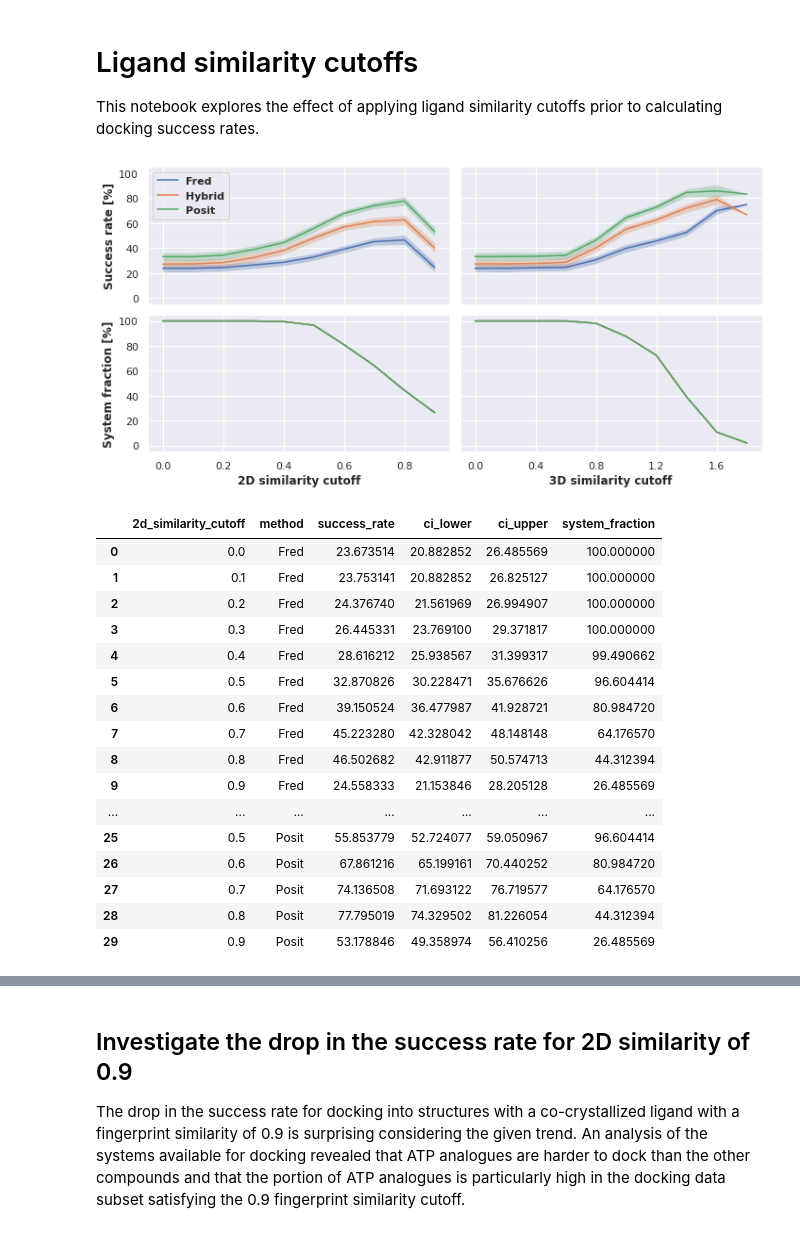
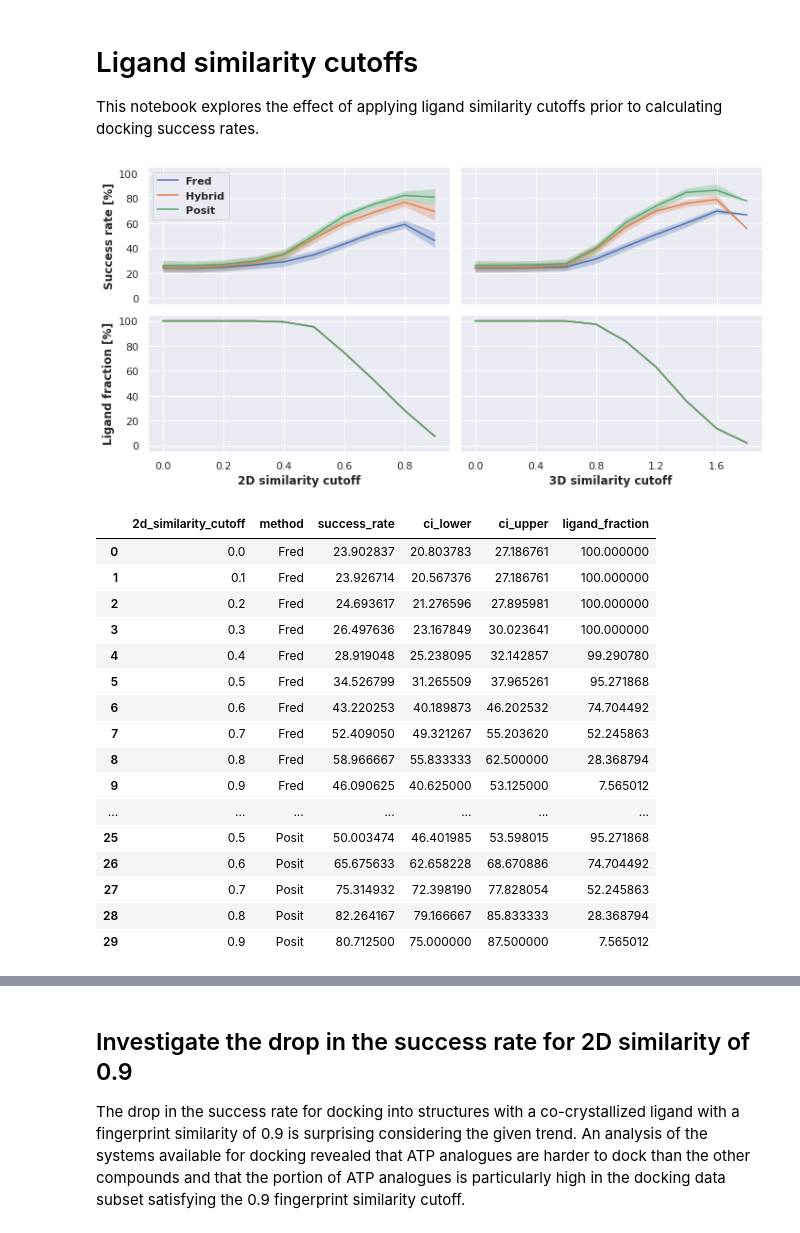
Before and after one commit to openkinome/kinase-docking-benchmark, a Jupyter notebook: notebooks/05_ligand_similarity_cutoffs.ipynb, the cells around one changed output, grey strips where cells are left out. Cells and saved outputs as stored; diff of their text form; code cells hidden in the pictures.

Commit message:
sample over ligands

```diff
--- a/notebooks/05_ligand_similarity_cutoffs.ipynb
+++ b/notebooks/05_ligand_similarity_cutoffs.ipynb
@@ -32,12 +32,12 @@ def plot_similarity_cutoffs(fred_results, hybrid_results, posit_results, n_boots
     for method, results in zip(["Fred", "Hybrid", "Posit"], [fred_results, hybrid_results, posit_results]):
         for cutoff in [x / 10 for x in range(10)]:
             results_selection = results[results["fingerprint_similarity"] >= cutoff]
-            system_fraction = (
-                len(results_selection["ligand_pdb_id"].unique()) / len(results["ligand_pdb_id"].unique())
+            ligand_fraction = (
+                len(results_selection["ligand_expo_id"].unique()) / len(results["ligand_expo_id"].unique())
             ) * 100
             sampled_success_rates_i =[]
             for _ in range(n_bootstrap):
-                sampled_results = results_selection.groupby(["ligand_pdb_id"]).sample(n=1, replace=True)
+                sampled_results = results_selection.groupby(["ligand_expo_id"]).sample(n=1, replace=True)
                 sampled_success_labels = (sampled_results["rmsd"] <= 2).to_list()
                 sampled_success_rates_i.append(
                     (sum(sampled_success_labels) / len(sampled_success_labels)) * 100
@@ -47,20 +47,20 @@ def plot_similarity_cutoffs(fred_results, hybrid_results, posit_results, n_boots
             ci_cutoff = (1 - ci) / 2
             lower_bound = sampled_success_rates_i[int(n_bootstrap * ci_cutoff)]
             upper_bound = sampled_success_rates_i[int(n_bootstrap * (ci + ci_cutoff))]
-            sampled_success_rates.append([cutoff, method, mean, lower_bound, upper_bound, system_fraction])
+            sampled_success_rates.append([cutoff, method, mean, lower_bound, upper_bound, ligand_fraction])
     # plot 2D similarity cutoffs
     sampled_success_rates = pd.DataFrame(
         sampled_success_rates,
-        columns=["2d_similarity_cutoff", "method", "success_rate", "ci_lower", "ci_upper", "system_fraction"]
+        columns=["2d_similarity_cutoff", "method", "success_rate", "ci_lower", "ci_upper", "ligand_fraction"]
     )
     sns.lineplot(
         data=sampled_success_rates,
         x="2d_similarity_cutoff",
-        y="system_fraction",
+        y="ligand_fraction",
         hue="method",
         ax=axes[1][0]
     )
-    axes[1][0].set_ylabel("System fraction [%]", fontweight="bold")
+    axes[1][0].set_ylabel("Ligand fraction [%]", fontweight="bold")
     axes[1][0].set_xlabel("2D similarity cutoff", fontweight="bold")
     axes[1][0].set_xlim([-0.05, 0.95])
     axes[1][0].set_ylim([-5, 105])
@@ -104,12 +104,12 @@ def plot_similarity_cutoffs(fred_results, hybrid_results, posit_results, n_boots
     for method, results in zip(["Fred", "Hybrid", "Posit"], [fred_results, hybrid_results, posit_results]):
         for cutoff in [(x / 10) * 2 for x in range(10)]:
             results_selection = results[results["shape_similarity"] >= cutoff]
-            system_fraction = (
-                len(results_selection["ligand_pdb_id"].unique()) / len(results["ligand_pdb_id"].unique())
+            ligand_fraction = (
+                len(results_selection["ligand_expo_id"].unique()) / len(results["ligand_expo_id"].unique())
             ) * 100
             sampled_success_rates_i = []
             for _ in range(n_bootstrap):
-                sampled_results = results_selection.groupby(["ligand_pdb_id"]).sample(n=1, replace=True)
+                sampled_results = results_selection.groupby(["ligand_expo_id"]).sample(n=1, replace=True)
                 sampled_success_labels = (sampled_results["rmsd"] <= 2).to_list()
                 sampled_success_rates_i.append(
                     (sum(sampled_success_labels) / len(sampled_success_labels)) * 100
@@ -119,15 +119,15 @@ def plot_similarity_cutoffs(fred_results, hybrid_results, posit_results, n_boots
             ci_cutoff = (1 - ci) / 2
             lower_bound = sampled_success_rates_i[int(n_bootstrap * ci_cutoff)]
             upper_bound = sampled_success_rates_i[int(n_bootstrap * (ci + ci_cutoff))]
-            sampled_success_rates2.append([cutoff, method, mean, lower_bound, upper_bound, system_fraction])
+            sampled_success_rates2.append([cutoff, method, mean, lower_bound, upper_bound, ligand_fraction])
     # plot 3D similarity cutoffs
     sampled_success_rates2 = pd.DataFrame(
-        sampled_success_rates2, columns=["3d_similarity_cutoff", "method", "success_rate", "ci_lower", "ci_upper", "system_fraction"]
+        sampled_success_rates2, columns=["3d_similarity_cutoff", "method", "success_rate", "ci_lower", "ci_upper", "ligand_fraction"]
     )
     sns.lineplot(
         data=sampled_success_rates2,
         x="3d_similarity_cutoff",
-        y="system_fraction",
+        y="ligand_fraction",
         hue="method",
         ax=axes[1][1]
     )
@@ -149,55 +149,55 @@ def plot_similarity_cutoffs(fred_results, hybrid_results, posit_results, n_boots
         sampled_success_rates2[sampled_success_rates2["method"] == "Fred"]["ci_lower"],
         sampled_success_rates2[sampled_success_rates2["method"] == "Fred"]["ci_upper"],
         alpha=0.3,
         color= ax.get_lines()[0].get_color(),
         linewidth=0
     )
     ax.fill_between(
         sampled_success_rates2[sampled_success_rates2["method"] == "Hybrid"]["3d_similarity_cutoff"],
         sampled_success_rates2[sampled_success_rates2["method"] == "Hybrid"]["ci_lower"],
         sampled_success_rates2[sampled_success_rates2["method"] == "Hybrid"]["ci_upper"],
         alpha=0.3,
         color= ax.get_lines()[1].get_color(),
         linewidth=0
     )
     ax.fill_between(
         sampled_success_rates2[sampled_success_rates2["method"] == "Posit"]["3d_similarity_cutoff"],
         sampled_success_rates2[sampled_success_rates2["method"] == "Posit"]["ci_lower"],
         sampled_success_rates2[sampled_success_rates2["method"] == "Posit"]["ci_upper"],
         alpha=0.3,
         color= ax.get_lines()[2].get_color(),
         linewidth=0
     )
     plt.tight_layout()
-    plt.savefig(directory / "similarity_cutoffs.pdf", dpi=300)
+    plt.savefig(directory / "similarity_cutoffs_ligand_sampling.pdf", dpi=300)
 
     return sampled_success_rates, sampled_success_rates2
 
 success_rates_2d_similarity, success_rates_3d_similarity = plot_similarity_cutoffs(
     fred_results, hybrid_results, posit_results
 )
 # %% [output]
-[figure, old version]
+[figure, new version]
 # %%
 success_rates_2d_similarity
 # %% [output]
-|  | 2d_similarity_cutoff | method | success_rate | ci_lower | ci_upper | system_fraction |
-| 0 | 0.0 | Fred | 23.673514 | 20.882852 | 26.485569 | 100.000000 |
-| 1 | 0.1 | Fred | 23.753141 | 20.882852 | 26.825127 | 100.000000 |
-| 2 | 0.2 | Fred | 24.376740 | 21.561969 | 26.994907 | 100.000000 |
-| 3 | 0.3 | Fred | 26.445331 | 23.769100 | 29.371817 | 100.000000 |
-| 4 | 0.4 | Fred | 28.616212 | 25.938567 | 31.399317 | 99.490662 |
-| 5 | 0.5 | Fred | 32.870826 | 30.228471 | 35.676626 | 96.604414 |
-| 6 | 0.6 | Fred | 39.150524 | 36.477987 | 41.928721 | 80.984720 |
-| 7 | 0.7 | Fred | 45.223280 | 42.328042 | 48.148148 | 64.176570 |
-| 8 | 0.8 | Fred | 46.502682 | 42.911877 | 50.574713 | 44.312394 |
-| 9 | 0.9 | Fred | 24.558333 | 21.153846 | 28.205128 | 26.485569 |
+|  | 2d_similarity_cutoff | method | success_rate | ci_lower | ci_upper | ligand_fraction |
+| 0 | 0.0 | Fred | 23.902837 | 20.803783 | 27.186761 | 100.000000 |
+| 1 | 0.1 | Fred | 23.926714 | 20.567376 | 27.186761 | 100.000000 |
+| 2 | 0.2 | Fred | 24.693617 | 21.276596 | 27.895981 | 100.000000 |
+| 3 | 0.3 | Fred | 26.497636 | 23.167849 | 30.023641 | 100.000000 |
+| 4 | 0.4 | Fred | 28.919048 | 25.238095 | 32.142857 | 99.290780 |
+| 5 | 0.5 | Fred | 34.526799 | 31.265509 | 37.965261 | 95.271868 |
+| 6 | 0.6 | Fred | 43.220253 | 40.189873 | 46.202532 | 74.704492 |
+| 7 | 0.7 | Fred | 52.409050 | 49.321267 | 55.203620 | 52.245863 |
+| 8 | 0.8 | Fred | 58.966667 | 55.833333 | 62.500000 | 28.368794 |
+| 9 | 0.9 | Fred | 46.090625 | 40.625000 | 53.125000 | 7.565012 |
 | ... | ... | ... | ... | ... | ... | ... |
-| 25 | 0.5 | Posit | 55.853779 | 52.724077 | 59.050967 | 96.604414 |
-| 26 | 0.6 | Posit | 67.861216 | 65.199161 | 70.440252 | 80.984720 |
-| 27 | 0.7 | Posit | 74.136508 | 71.693122 | 76.719577 | 64.176570 |
-| 28 | 0.8 | Posit | 77.795019 | 74.329502 | 81.226054 | 44.312394 |
-| 29 | 0.9 | Posit | 53.178846 | 49.358974 | 56.410256 | 26.485569 |
+| 25 | 0.5 | Posit | 50.003474 | 46.401985 | 53.598015 | 95.271868 |
+| 26 | 0.6 | Posit | 65.675633 | 62.658228 | 68.670886 | 74.704492 |
+| 27 | 0.7 | Posit | 75.314932 | 72.398190 | 77.828054 | 52.245863 |
+| 28 | 0.8 | Posit | 82.264167 | 79.166667 | 85.833333 | 28.368794 |
+| 29 | 0.9 | Posit | 80.712500 | 75.000000 | 87.500000 | 7.565012 |
 # %%
 success_rates_3d_similarity
 # %% [output]
```
Also changed, not shown: parts of 1 cell of this notebook, 1 other file.
